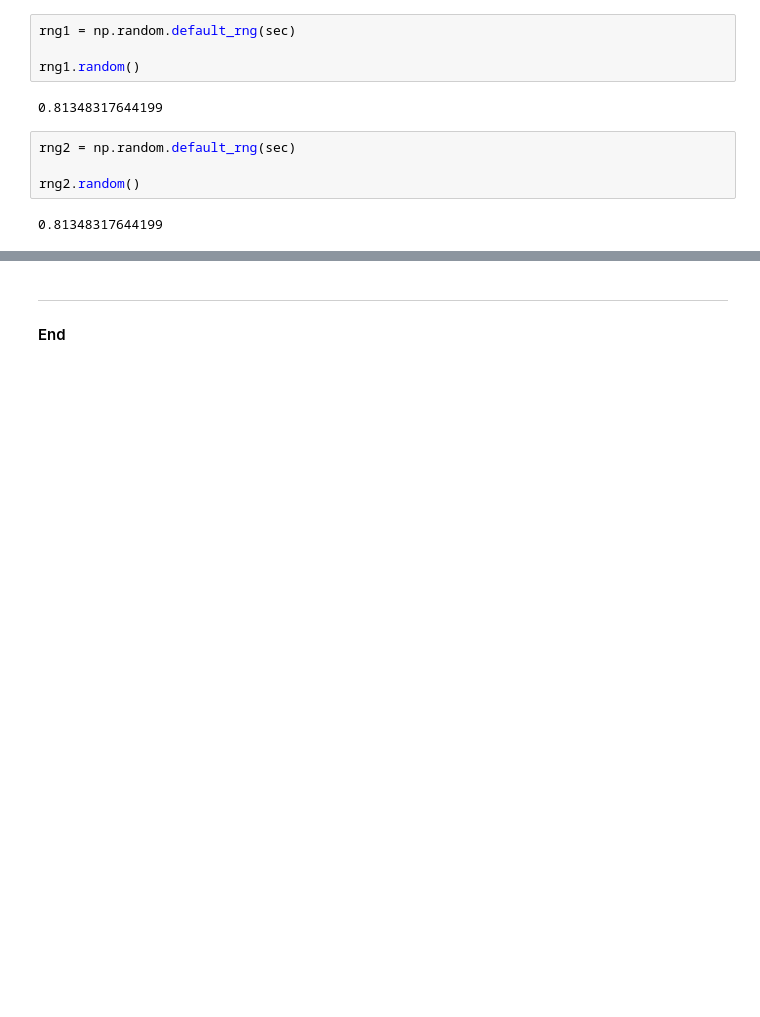
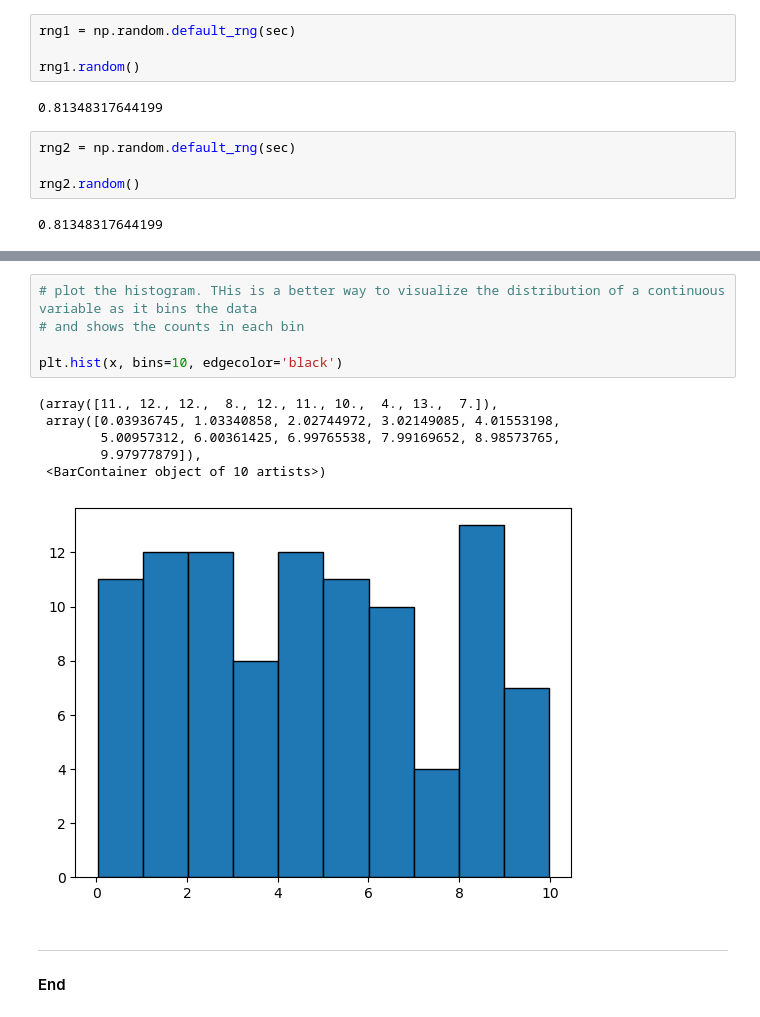
Before and after one commit to MikeCurleyCoosan/myproject, a Jupyter notebook: random.ipynb, the cells around one changed output, grey strips where cells are left out. Saved outputs shown, nothing was run; the diff lists cells and outputs as text; blank space fills up the shorter version.

```diff
--- a/random.ipynb
+++ b/random.ipynb
@@ -54,3 +139,15 @@ rng2.random()
+# %%
+# plot the histogram. THis is a better way to visualize the distribution of a continuous variable as it bins the data
+# and shows the counts in each bin
+
+plt.hist(x, bins=10, edgecolor='black')
+# %% [output]
+(array([11., 12., 12.,  8., 12., 11., 10.,  4., 13.,  7.]),
+ array([0.03936745, 1.03340858, 2.02744972, 3.02149085, 4.01553198,
+        5.00957312, 6.00361425, 6.99765538, 7.99169652, 8.98573765,
+        9.97977879]),
+ <BarContainer object of 10 artists>)
+[figure, added]
 # %% [markdown]
 ***
 
```
Also changed, not shown: parts of 8 cells of this notebook.
